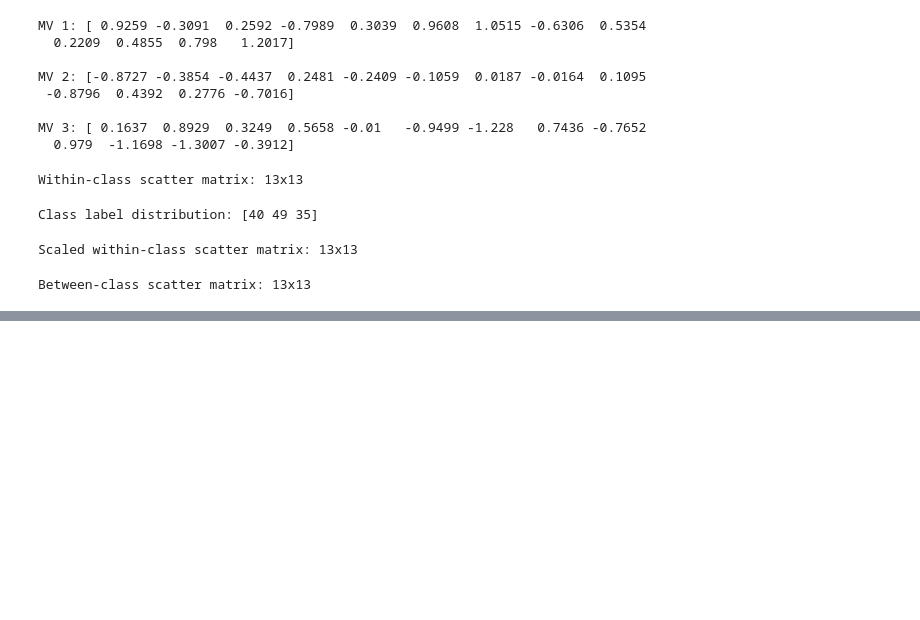
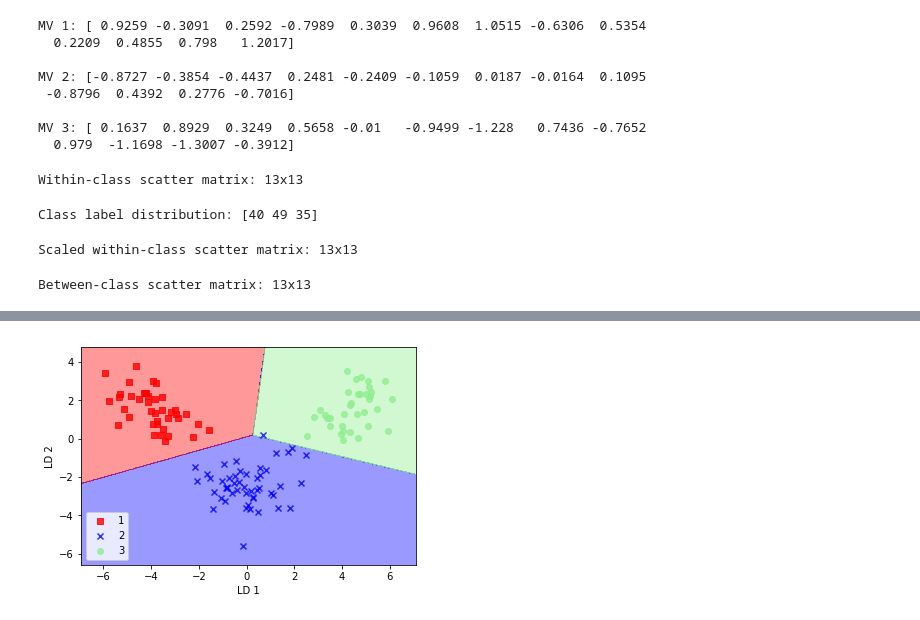
Before and after one commit to grzegorzme/Python-ML-Tutorial, a Jupyter notebook: py-ml-ch05.ipynb, the cells around one changed output, grey strips where cells are left out. Drawn from its saved outputs; the diff is of its cells as text; code cells hidden in the pictures; blank space fills up the shorter version.

```diff
--- a/py-ml-ch05.ipynb
+++ b/py-ml-ch05.ipynb
@@ -202,0 +258,10 @@ array([[  2.8902e-15],
+# %%
+lr = LogisticRegression()
+lr = lr.fit(X_train_lda, y_train)
+plot_decision_regions(X_train_lda, y_train, classifier=lr)
+plt.xlabel('LD 1')
+plt.ylabel('LD 2')
+plt.legend(loc='best')
+plt.show()
+# %% [output]
+[figure, added]
```
Also changed, not shown: parts of 14 cells of this notebook.
